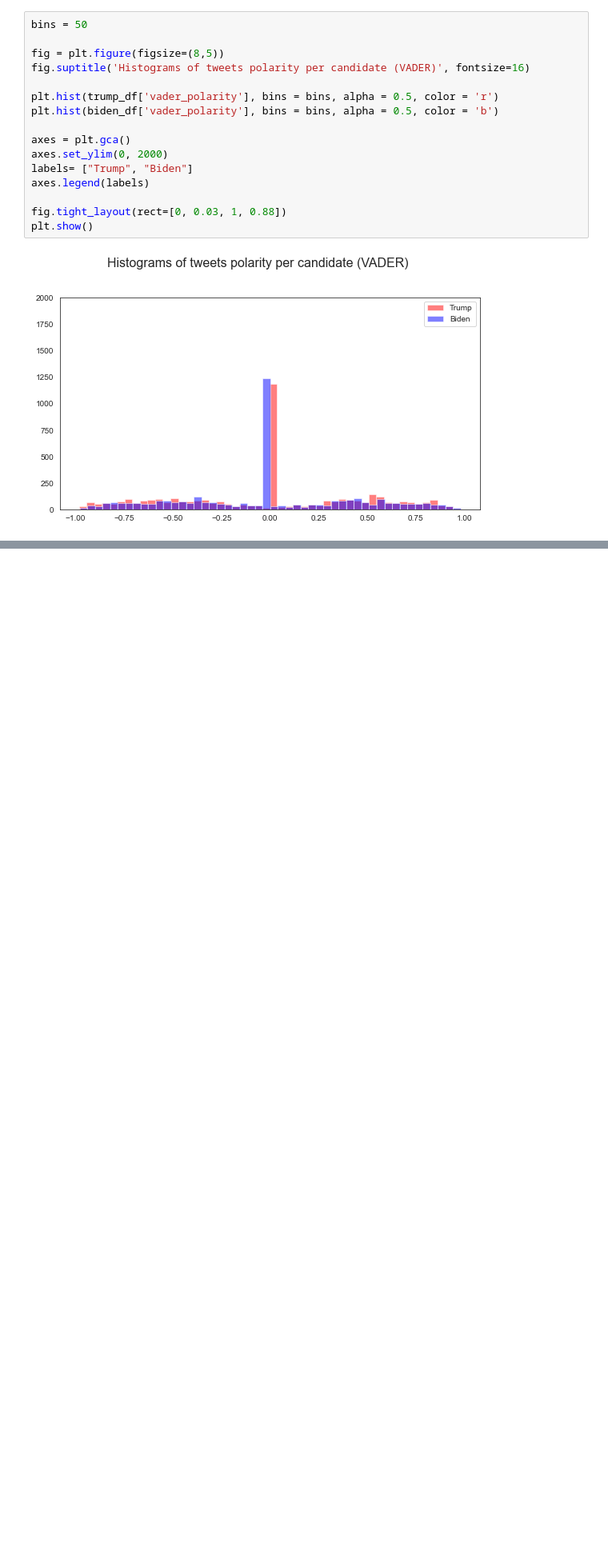
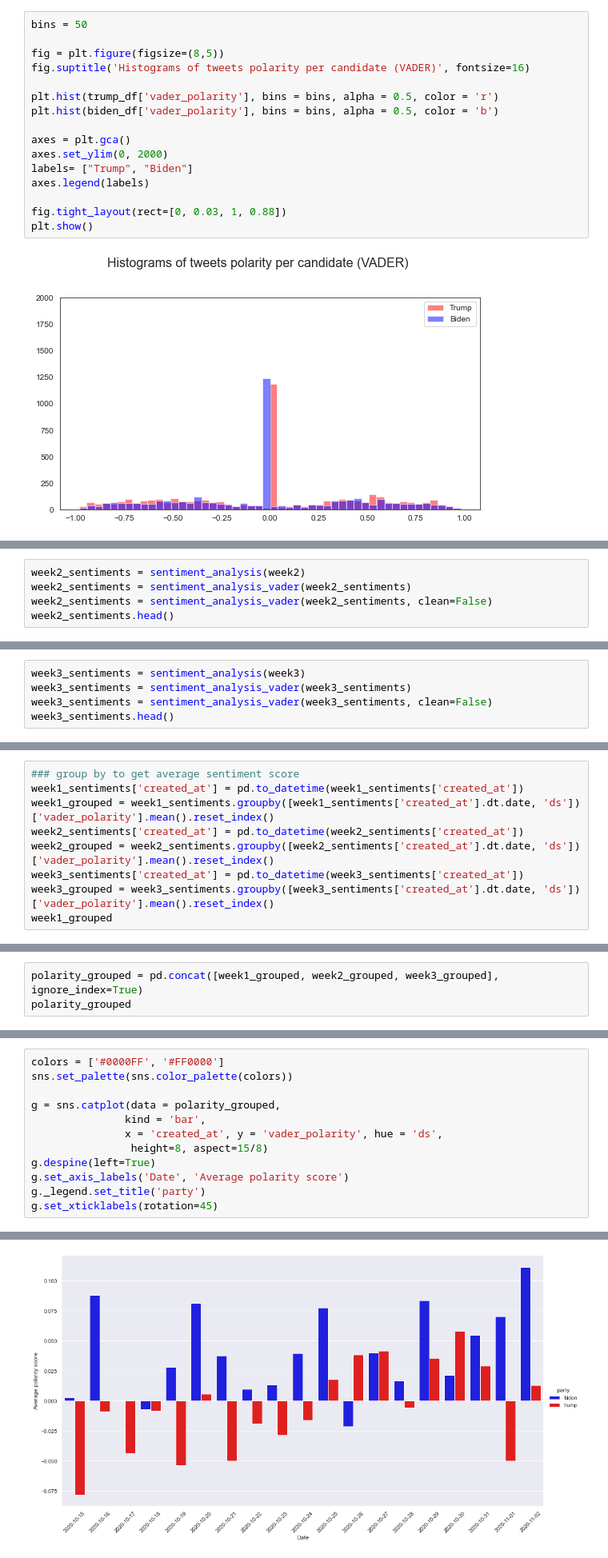
Before and after one commit to cl-xy/us-politics-social-media, a Jupyter notebook: sentiment analysis.ipynb, the cells around one changed output, grey strips where cells are left out. Shown at 80% size. Cells and saved outputs as stored; diff of their text form; blank space fills up the shorter version.

Commit message:
sentiment analysis for trump/biden by weeks

```diff
--- a/sentiment analysis.ipynb
+++ b/sentiment analysis.ipynb
@@ -334,0 +357,5 @@ plt.show()
+# %%
+week2_sentiments = sentiment_analysis(week2)
+week2_sentiments = sentiment_analysis_vader(week2_sentiments)
+week2_sentiments = sentiment_analysis_vader(week2_sentiments, clean=False)
+week2_sentiments.head()
@@ -334,0 +370,5 @@ plt.show()
+# %%
+week3_sentiments = sentiment_analysis(week3)
+week3_sentiments = sentiment_analysis_vader(week3_sentiments)
+week3_sentiments = sentiment_analysis_vader(week3_sentiments, clean=False)
+week3_sentiments.head()
@@ -334,0 +383,9 @@ plt.show()
+# %%
+### group by to get average sentiment score
+week1_sentiments['created_at'] = pd.to_datetime(week1_sentiments['created_at'])
+week1_grouped = week1_sentiments.groupby([week1_sentiments['created_at'].dt.date, 'ds'])['vader_polarity'].mean().reset_index()
+week2_sentiments['created_at'] = pd.to_datetime(week2_sentiments['created_at'])
+week2_grouped = week2_sentiments.groupby([week2_sentiments['created_at'].dt.date, 'ds'])['vader_polarity'].mean().reset_index()
+week3_sentiments['created_at'] = pd.to_datetime(week3_sentiments['created_at'])
+week3_grouped = week3_sentiments.groupby([week3_sentiments['created_at'].dt.date, 'ds'])['vader_polarity'].mean().reset_index()
+week1_grouped
@@ -334,0 +404,3 @@ plt.show()
+# %%
+polarity_grouped = pd.concat([week1_grouped, week2_grouped, week3_grouped], ignore_index=True)
+polarity_grouped
@@ -334,0 +425,13 @@ plt.show()
+# %%
+colors = ['#0000FF', '#FF0000']
+sns.set_palette(sns.color_palette(colors))
+
+g = sns.catplot(data = polarity_grouped,
+               kind = 'bar',
+               x = 'created_at', y = 'vader_polarity', hue = 'ds',
+                height=8, aspect=15/8)
+g.despine(left=True)
+g.set_axis_labels('Date', 'Average polarity score')
+g._legend.set_title('party')
+g.set_xticklabels(rotation=45)
+# %% [output]
@@ -334,0 +439 @@ plt.show()
+[figure, added]
```
Also changed, not shown: parts of 19 cells of this notebook, 3 other files.
